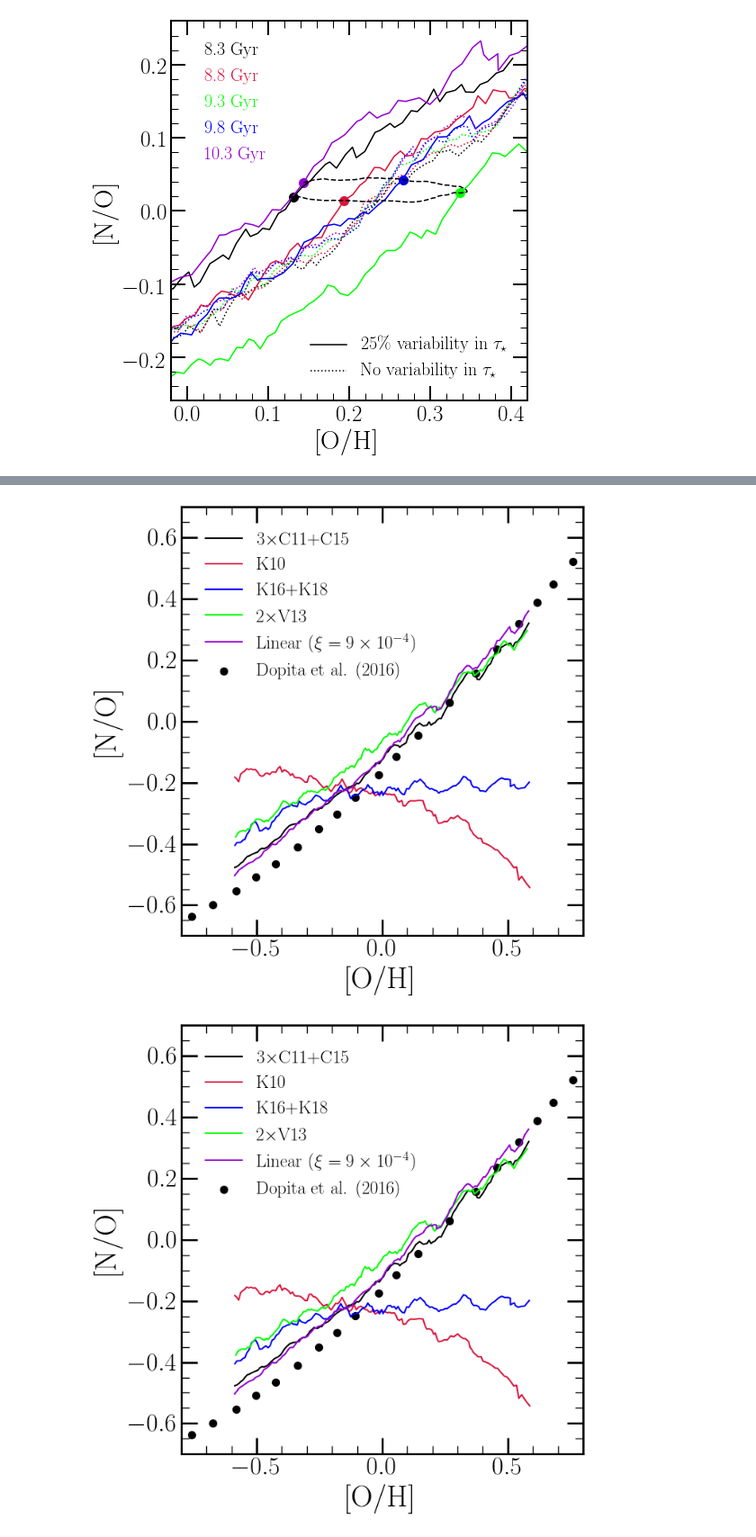
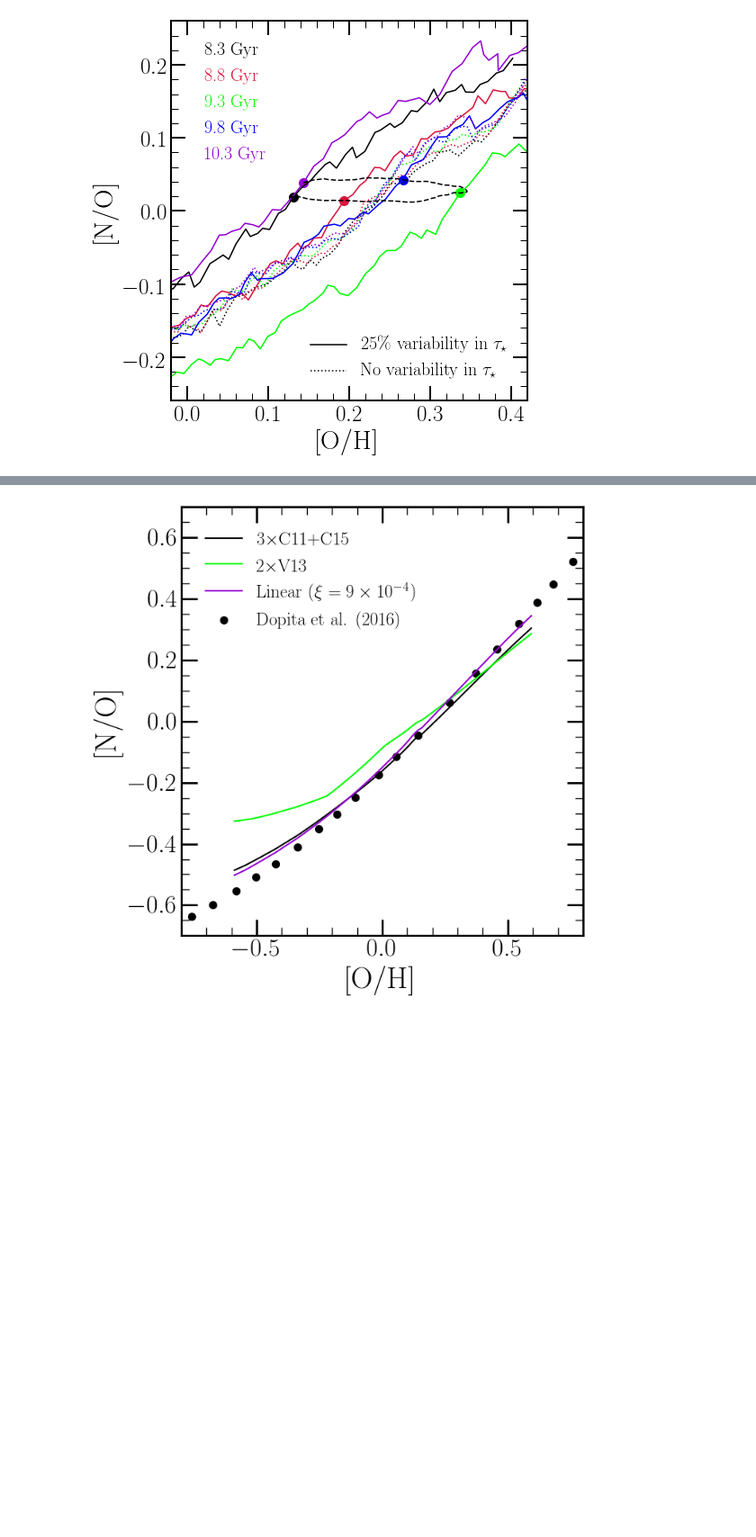
Before and after one commit to giganano/AGBmigration, a Jupyter notebook: notebooks/paper_plots.ipynb, the cells around one changed output, grey strips where cells are left out. Shown at 90% size. Drawn from its saved outputs; the diff is of its cells as text; code cells hidden in the pictures; blank space fills up the shorter version.

```diff
--- a/notebooks/paper_plots.ipynb
+++ b/notebooks/paper_plots.ipynb
@@ -748,76 +823,64 @@ ax.set_xlabel("[O/H]")
 ax.set_ylabel("[N/O]")
 ax.set_xlim([-0.8, 0.8])
 ax.set_ylim([-0.7, 0.7])
-names = [
-    "../outputs/diffusion/insideout",
-    "../outputs/diffusion/insideout_karakas10",
-    "../outputs/diffusion/insideout_karakas16",
-    "../outputs/diffusion/insideout_ventura13",
-    "../outputs/diffusion/insideout_linear"
-]
 # names = [
 #     "../outputs/diffusion/insideout",
-#     "../outputs/diffusion/insideout_3xcristallo",
-#     "../outputs/diffusion/insideout_2xcristallo"
+#     "../outputs/diffusion/insideout_karakas10",
+#     "../outputs/diffusion/insideout_karakas16",
+#     "../outputs/diffusion/insideout_ventura13",
+#     "../outputs/diffusion/insideout_linear"
 # ]
+names = [
+    "../outputs/post-process/insideout",
+#     "../outputs/post-process/insideout_karakas10",
+#     "../outputs/post-process/insideout_karakas16",
+    "../outputs/post-process/insideout_ventura13",
+    "../outputs/post-process/insideout_linear"
+]
 outputs = [vice.output(_) for _ in names]
-# colors = ["black", "crimson", "darkviolet", "blue", "lime"]
-colors = ["black", "crimson", "blue", "lime", "darkviolet"]
-# colors = ["black", "red", "blue"]
+# colors = ["black", "crimson", "blue", "lime", "darkviolet"]
+colors = ["black", "lime", "darkviolet"]
 zones = ["zone%d" % (_) for _ in range(20, 151)]
-# labels = [
-#     r"3$\times$Cristallo et al. (2011)",
-#     "Karakas (2010)",
-#     "Karakas \& Lugaro (2016)",
-#     r"2$\times$Ventura et al. (2013)",
-#     r"Linear ($\xi = 9\times10^{-4}$)"
-# ]
 labels = [
     r"3$\times$C11+C15",
-    "K10",
-    "K16+K18",
+#     "K10",
+#     "K16+K18",
     r"2$\times$V13",
     r"Linear ($\xi = 9\times10^{-4}$)"
 ]
-# labels = [
-#     r"4$\times$Cristallo et al. (2011, 2015)",
-#     r"3$\times$Cristallo et al. (2011, 2015)",
-#     r"2$\times$Cristallo et al. (2011, 2015)"
-# ]
 for i in range(len(outputs)):
     kwargs = {
         "c": plots.mpltoolkit.named_colors()[colors[i]],
         "label": labels[i]
     }
     xvals = [outputs[i].zones[_].history["[o/h]"][-1] for _ in zones]
     yvals = [outputs[i].zones[_].history["[n/o]"][-1] for _ in zones]
     ax.plot(xvals, yvals, **kwargs)
 dopita2016 = src.data.read("dopita2016")
 kwargs = {
     "c": plots.mpltoolkit.named_colors()["black"],
     "marker": plots.mpltoolkit.markers()["circle"],
     "label": "Dopita et al. (2016)",
     "s": 50
 }
 ax.scatter(dopita2016["[o/h]"], dopita2016["[n/o]"], **kwargs)
 kwargs = {
     "loc": plots.mpltoolkit.mpl_loc("upper left"),
     "ncol": 1,
     "frameon": False,
     "fontsize": 18,
     "bbox_to_anchor": (0.02, 0.98),
 #     "handlelength": 0
 }
 leg = ax.legend(**kwargs)
 # for i in range(len(colors)):
 #     leg.get_texts()[i].set_color(colors[i])
 #     leg.legendHandles[i].set_visible(False)
 plt.tight_layout()
 plt.savefig("../paper/no_oh_predictions.pdf")
 plt.show()
 # %% [output]
-[figure, old version]
+[figure, new version]
-[figure, removed]
 # %%
 fig = plt.figure(figsize = (7, 7), facecolor = "white")
 ax = fig.add_subplot(111, facecolor = "white")
```
Also changed, not shown: parts of 6 cells of this notebook, 19 other files.
